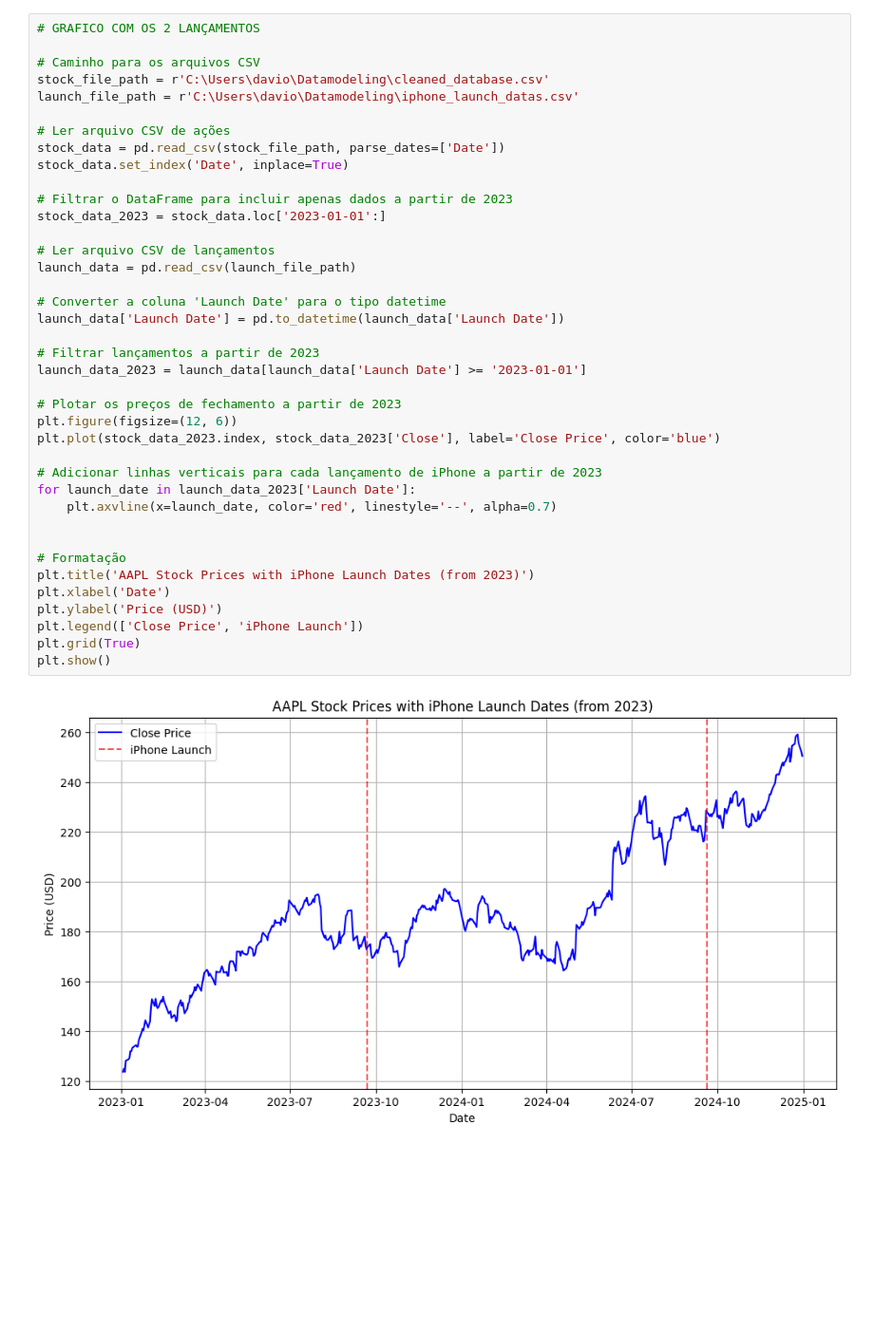
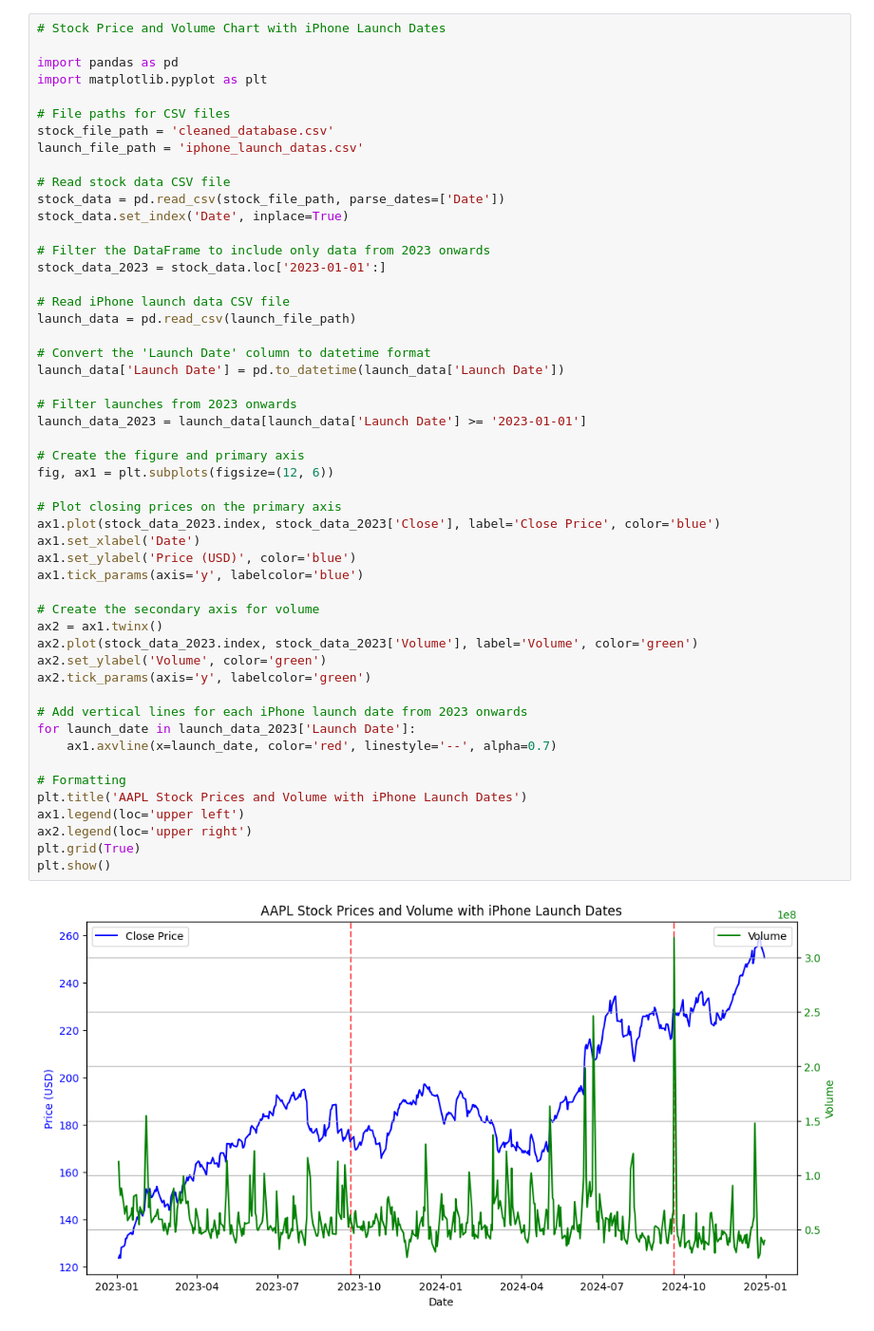
Before and after one commit to Lucasdua/Datamodeling, a Jupyter notebook: apple.ipynb, the cells around one changed output. Shown: that part at 95% size. Drawn from its saved outputs; the diff is of its cells as text; blank space fills up the shorter version.

```diff
--- a/apple.ipynb
+++ b/apple.ipynb
@@ -203,42 +201,54 @@ Dados salvos no arquivo iphone_launch_datas.csv
 # %%
-# GRAFICO COM OS 2 LANÇAMENTOS
+# Stock Price and Volume Chart with iPhone Launch Dates
 
-# Caminho para os arquivos CSV
-stock_file_path = r'C:\Users\davio\Datamodeling\cleaned_database.csv'
-launch_file_path = r'C:\Users\davio\Datamodeling\iphone_launch_datas.csv'
+import pandas as pd
+import matplotlib.pyplot as plt
 
-# Ler arquivo CSV de ações
+# File paths for CSV files
+stock_file_path = 'cleaned_database.csv'
+launch_file_path = 'iphone_launch_datas.csv'
+
+# Read stock data CSV file
 stock_data = pd.read_csv(stock_file_path, parse_dates=['Date'])
 stock_data.set_index('Date', inplace=True)
 
-# Filtrar o DataFrame para incluir apenas dados a partir de 2023
+# Filter the DataFrame to include only data from 2023 onwards
 stock_data_2023 = stock_data.loc['2023-01-01':]
 
-# Ler arquivo CSV de lançamentos
+# Read iPhone launch data CSV file
 launch_data = pd.read_csv(launch_file_path)
 
-# Converter a coluna 'Launch Date' para o tipo datetime
+# Convert the 'Launch Date' column to datetime format
 launch_data['Launch Date'] = pd.to_datetime(launch_data['Launch Date'])
 
-# Filtrar lançamentos a partir de 2023
+# Filter launches from 2023 onwards
 launch_data_2023 = launch_data[launch_data['Launch Date'] >= '2023-01-01']
 
-# Plotar os preços de fechamento a partir de 2023
-plt.figure(figsize=(12, 6))
-plt.plot(stock_data_2023.index, stock_data_2023['Close'], label='Close Price', color='blue')
+# Create the figure and primary axis
+fig, ax1 = plt.subplots(figsize=(12, 6))
 
-# Adicionar linhas verticais para cada lançamento de iPhone a partir de 2023
+# Plot closing prices on the primary axis
+ax1.plot(stock_data_2023.index, stock_data_2023['Close'], label='Close Price', color='blue')
+ax1.set_xlabel('Date')
+ax1.set_ylabel('Price (USD)', color='blue')
+ax1.tick_params(axis='y', labelcolor='blue')
+
+# Create the secondary axis for volume
+ax2 = ax1.twinx()
+ax2.plot(stock_data_2023.index, stock_data_2023['Volume'], label='Volume', color='green')
+ax2.set_ylabel('Volume', color='green')
+ax2.tick_params(axis='y', labelcolor='green')
+
+# Add vertical lines for each iPhone launch date from 2023 onwards
 for launch_date in launch_data_2023['Launch Date']:
-    plt.axvline(x=launch_date, color='red', linestyle='--', alpha=0.7)
+    ax1.axvline(x=launch_date, color='red', linestyle='--', alpha=0.7)
 
-
-# Formatação
-plt.title('AAPL Stock Prices with iPhone Launch Dates (from 2023)')
-plt.xlabel('Date')
-plt.ylabel('Price (USD)')
-plt.legend(['Close Price', 'iPhone Launch'])
+# Formatting
+plt.title('AAPL Stock Prices and Volume with iPhone Launch Dates')
+ax1.legend(loc='upper left')
+ax2.legend(loc='upper right')
 plt.grid(True)
 plt.show()
 # %% [output]
-[figure, old version]
+[figure, new version]
 # %%
```
Also changed, not shown: parts of 9 cells of this notebook, 6 other files.
